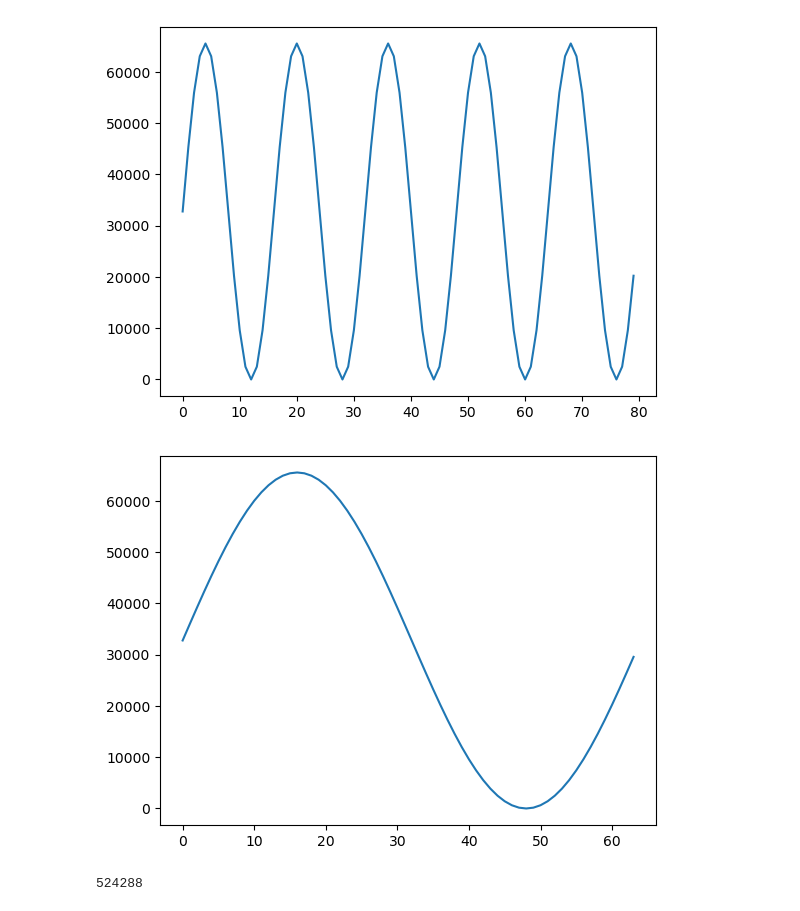
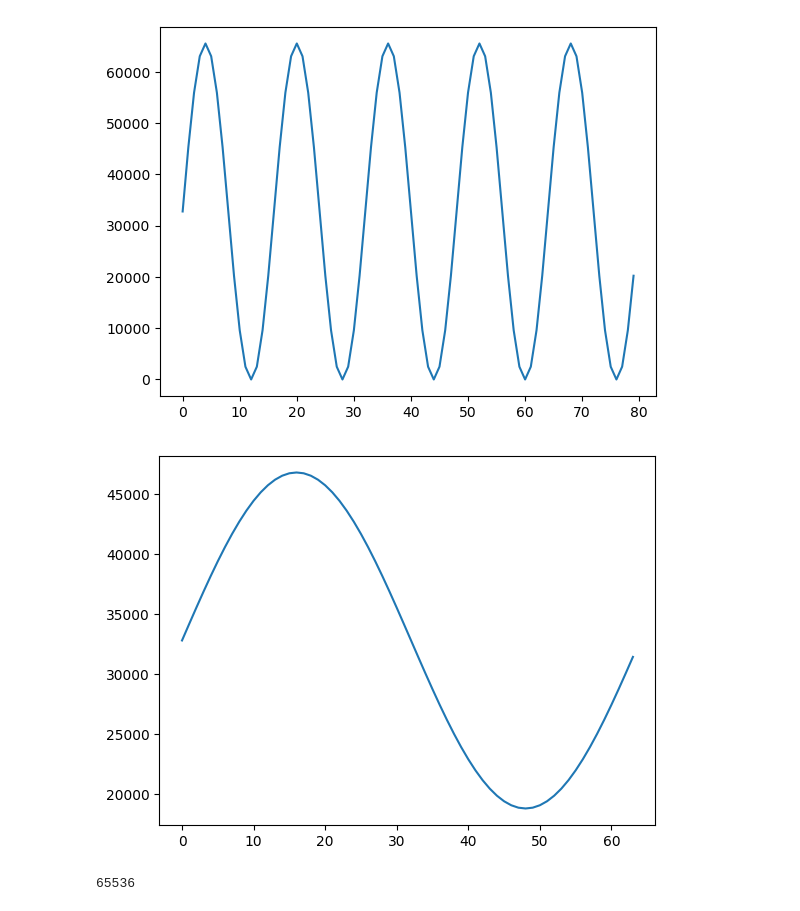
Before and after one commit to ruich95/SynQ, a Jupyter notebook: src/python/PLL2.ipynb, the cells around one changed output. Saved outputs shown, nothing was run; the diff lists cells and outputs as text; code cells hidden in the pictures.

```diff
--- a/src/python/PLL2.ipynb
+++ b/src/python/PLL2.ipynb
@@ -308,17 +310,19 @@ min(trace_sig), max(trace_sig), trace_sig[0]
 # %%
 from lut import LUT
-lut = LUT("../../build/exec/lutDecoder", lut_data, silent=True)
+lut_data = np.uint16((-14000 * (np.sin(np.linspace(0, 1, 2**12) * np.pi/2)) + 32767))
+
+lut = LUT("../../build/exec/lut", lut_data, silent=True)
 nco2 = nco_gen()
 
 trace_sig = np.zeros(80)
 
 for i in range(80):
     trace_sig[i] = lut.forward(nco2(2**18))
 
 plt.plot(trace_sig[:64])
 min(trace_sig), max(trace_sig), trace_sig[0]
 
 lut.terminate()
 # %% [output]
-[figure, old version]
+[figure, new version]
 # %%
@@ -330,7 +332,7 @@ with open("lut_data.coe", "w") as f:
     for i in range(len(lut_data)):
         f.write("{}{}".format(lut_data[i], "," if i < len(lut_data)-1 else ";"))
         f.write("\n")
-# %%
-2**19
-# %% [output]
-524288
+# %%
+1 << 16
+# %% [output]
+65536
```
Also changed, not shown: parts of 3 cells of this notebook, 12 other files.
